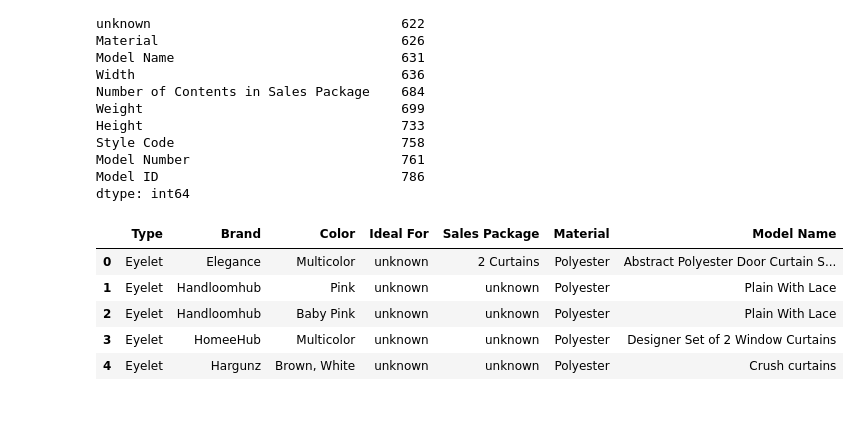
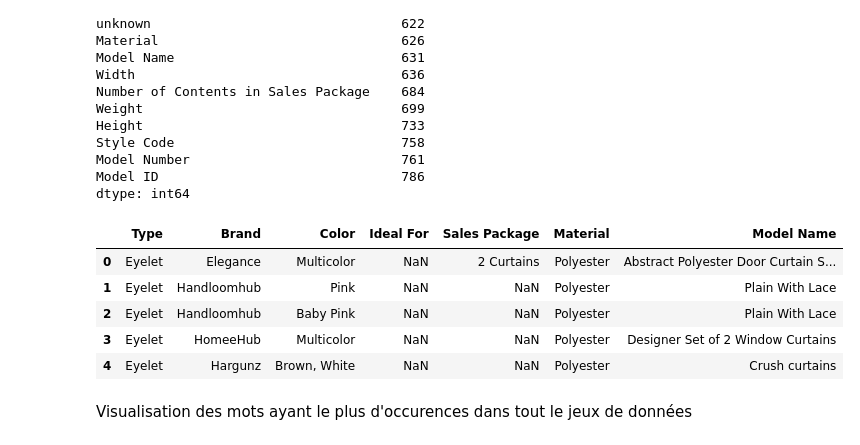
Before and after one commit to l4nc3l0t/P6, a Jupyter notebook: P6_01_notebook.ipynb, the cells around one changed output. Drawn from its saved outputs; the diff is of its cells as text; code cells hidden in the pictures; blank space fills up the shorter version.

```diff
--- a/P6_01_notebook.ipynb
+++ b/P6_01_notebook.ipynb
@@ -187,16 +212,17 @@ dtype: int64
 # %%
 # conservation des 7 colonnes contenant le plus de données
 ProdSpecClean = ProdSpec[ProdSpec.isna().sum().sort_values().head(
     8).index.drop('unknown').to_list()]
-ProdSpecCleanFill = ProdSpecClean.fillna('unknown')
-ProdSpecCleanFill.head()
+ProdSpecClean.head()
+#ProdSpecCleanFill = ProdSpecClean.fillna('unknown')
+#ProdSpecCleanFill.head()
 # %% [output]
 |  | Type | Brand | Color | Ideal For | Sales Package | Material | Model Name |
-| 0 | Eyelet | Elegance | Multicolor | unknown | 2 Curtains | Polyester | Abstract Polyester Door Curtain S... |
-| 1 | Eyelet | Handloomhub | Pink | unknown | unknown | Polyester | Plain With Lace |
-| 2 | Eyelet | Handloomhub | Baby Pink | unknown | unknown | Polyester | Plain With Lace |
-| 3 | Eyelet | HomeeHub | Multicolor | unknown | unknown | Polyester | Designer Set of 2 Window Curtains |
-| 4 | Eyelet | Hargunz | Brown, White | unknown | unknown | Polyester | Crush curtains |
+| 0 | Eyelet | Elegance | Multicolor | NaN | 2 Curtains | Polyester | Abstract Polyester Door Curtain S... |
+| 1 | Eyelet | Handloomhub | Pink | NaN | NaN | Polyester | Plain With Lace |
+| 2 | Eyelet | Handloomhub | Baby Pink | NaN | NaN | Polyester | Plain With Lace |
+| 3 | Eyelet | HomeeHub | Multicolor | NaN | NaN | Polyester | Designer Set of 2 Window Curtains |
+| 4 | Eyelet | Hargunz | Brown, White | NaN | NaN | Polyester | Crush curtains |
 # %%
 # utilisation des 3 premières branches de catégories
 TextData = CategoryTree.iloc[:, :3].merge(
@@ -232,3 +267,5 @@ for r in range(len(TextData)):
         nltk.WordNetLemmatizer().lemmatize(word)
         for word in TokensClean[TextData.pid[r]]
     ]
+# %% [markdown]
+ Visualisation des mots ayant le plus d'occurences dans tout le jeux de données
```
Also changed, not shown: parts of 10 cells of this notebook, 1 other file.
